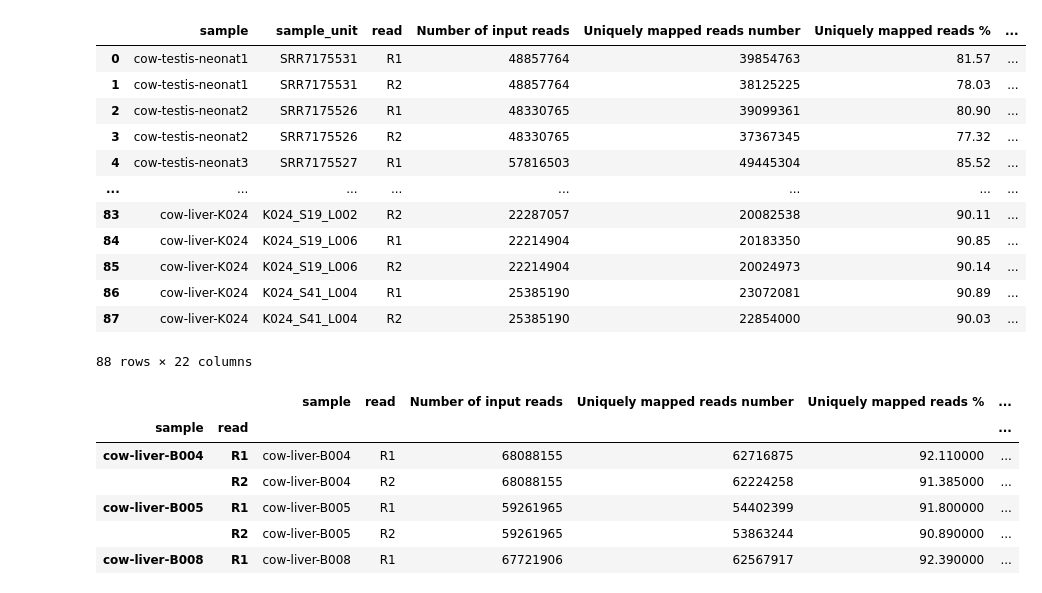
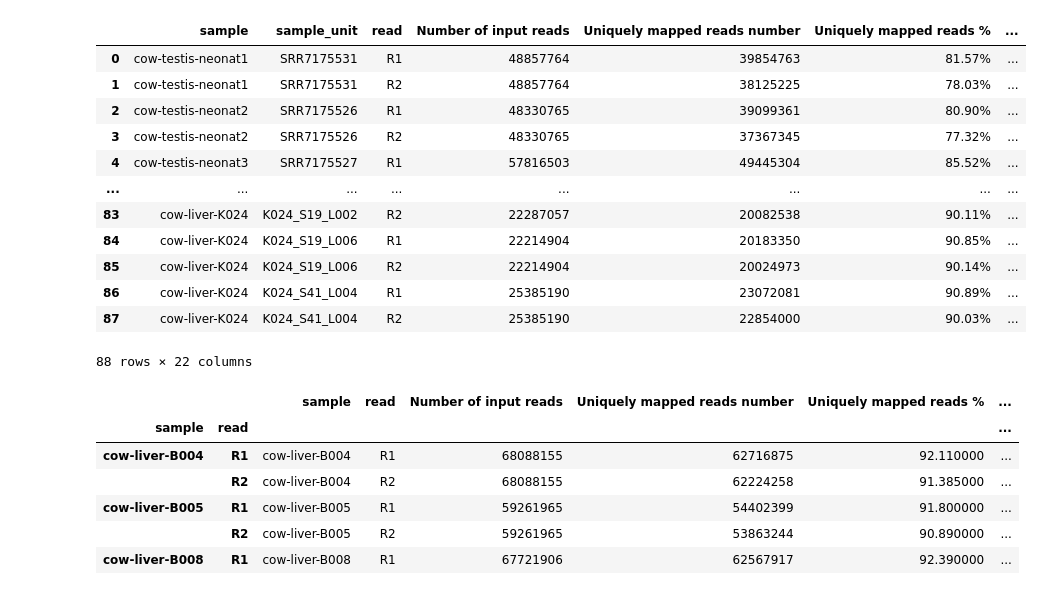
Before and after one commit to GenEpi-GenPhySE/circDetector, a Jupyter notebook: scripts/stats_mapping-proposal.ipynb, the cells around one changed output. Saved outputs shown, nothing was run; the diff lists cells and outputs as text; code cells hidden in the pictures.

```diff
--- a/scripts/stats_mapping-proposal.ipynb
+++ b/scripts/stats_mapping-proposal.ipynb
@@ -14,28 +14,28 @@ warnings.filterwarnings("ignore")
 from IPython.display import display, HTML
 # %%
 # Table preparation:
-df = pd.read_table("../reports/mapping_stats.tsv")
+df = pd.read_table("../essai.tsv")
 columns = df.columns.to_list()
 df = df.drop(labels=['Started job on', 'Started mapping on', 'Finished on',
                      'Mapping speed, Million of reads per hour',
                      'Average input read length',
                      'Deletion rate per base', 'Insertion rate per base',
                      'Deletion average length', 'Insertion average length',
                      'Mismatch rate per base, %'], axis=1)
 display(df)
 # %% [output]
 |  | sample | sample_unit | read | Number of input reads | Uniquely mapped reads number | Uniquely mapped reads % | ... |
-| 0 | cow-testis-neonat1 | SRR7175531 | R1 | 48857764 | 39854763 | 81.57 | ... |
-| 1 | cow-testis-neonat1 | SRR7175531 | R2 | 48857764 | 38125225 | 78.03 | ... |
-| 2 | cow-testis-neonat2 | SRR7175526 | R1 | 48330765 | 39099361 | 80.90 | ... |
-| 3 | cow-testis-neonat2 | SRR7175526 | R2 | 48330765 | 37367345 | 77.32 | ... |
-| 4 | cow-testis-neonat3 | SRR7175527 | R1 | 57816503 | 49445304 | 85.52 | ... |
+| 0 | cow-testis-neonat1 | SRR7175531 | R1 | 48857764 | 39854763 | 81.57% | ... |
+| 1 | cow-testis-neonat1 | SRR7175531 | R2 | 48857764 | 38125225 | 78.03% | ... |
+| 2 | cow-testis-neonat2 | SRR7175526 | R1 | 48330765 | 39099361 | 80.90% | ... |
+| 3 | cow-testis-neonat2 | SRR7175526 | R2 | 48330765 | 37367345 | 77.32% | ... |
+| 4 | cow-testis-neonat3 | SRR7175527 | R1 | 57816503 | 49445304 | 85.52% | ... |
 | ... | ... | ... | ... | ... | ... | ... | ... |
-| 83 | cow-liver-K024 | K024_S19_L002 | R2 | 22287057 | 20082538 | 90.11 | ... |
-| 84 | cow-liver-K024 | K024_S19_L006 | R1 | 22214904 | 20183350 | 90.85 | ... |
-| 85 | cow-liver-K024 | K024_S19_L006 | R2 | 22214904 | 20024973 | 90.14 | ... |
-| 86 | cow-liver-K024 | K024_S41_L004 | R1 | 25385190 | 23072081 | 90.89 | ... |
-| 87 | cow-liver-K024 | K024_S41_L004 | R2 | 25385190 | 22854000 | 90.03 | ... |
+| 83 | cow-liver-K024 | K024_S19_L002 | R2 | 22287057 | 20082538 | 90.11% | ... |
+| 84 | cow-liver-K024 | K024_S19_L006 | R1 | 22214904 | 20183350 | 90.85% | ... |
+| 85 | cow-liver-K024 | K024_S19_L006 | R2 | 22214904 | 20024973 | 90.14% | ... |
+| 86 | cow-liver-K024 | K024_S41_L004 | R1 | 25385190 | 23072081 | 90.89% | ... |
+| 87 | cow-liver-K024 | K024_S41_L004 | R2 | 25385190 | 22854000 | 90.03% | ... |
 88 rows × 22 columns
 # %%
 # Merging the data on a per sample basis (merging technical replicates)
```
Also changed, not shown: 10 other files.
